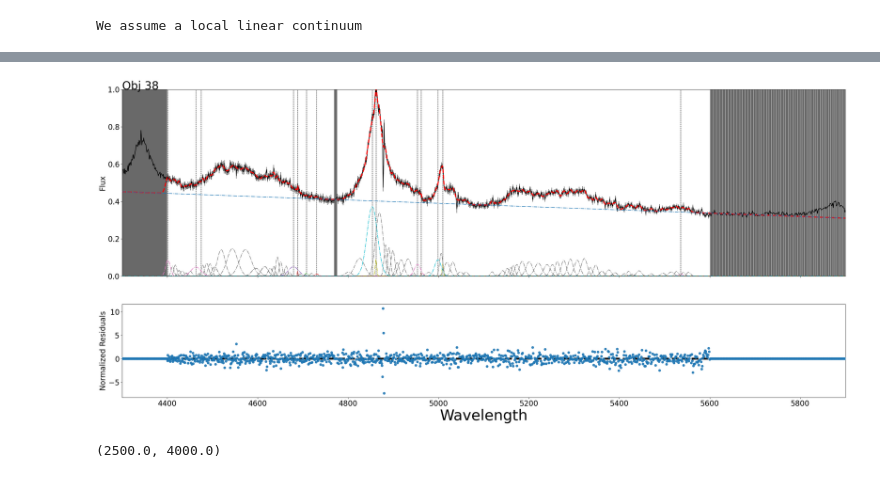
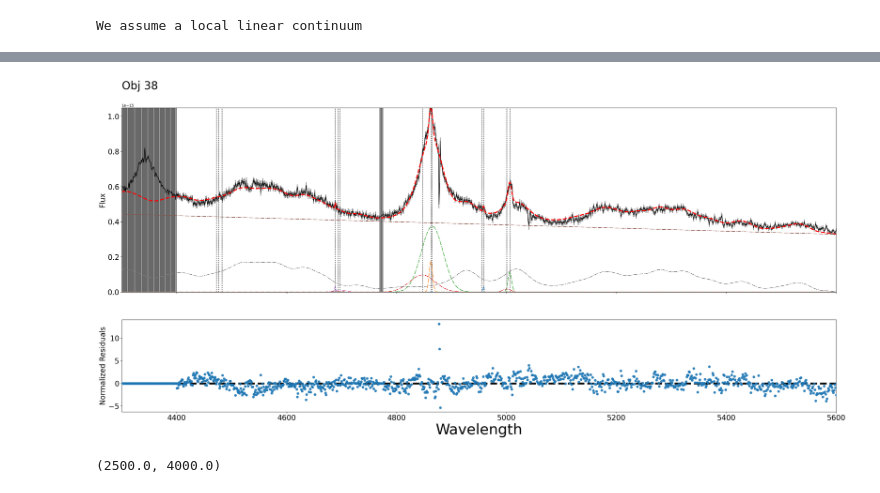
Before and after one commit to felavila/sheap, a Jupyter notebook: notebooks/building_complex_regions.ipynb, the cells around one changed output, grey strips where cells are left out. Saved outputs shown, nothing was run; the diff lists cells and outputs as text; code cells hidden in the pictures.

```diff
--- a/notebooks/building_complex_regions.ipynb
+++ b/notebooks/building_complex_regions.ipynb
@@ -62,7 +86,7 @@ Spectra = test_clase.spectra
 # %%
-region = RegionBuilder(4400, 5600)
+region = RegionBuilder(5600, 7500)
 region.make_region(verbose=True,Fe_regions=['Fe_uv',"FeII_IZw1","feII_forbidden","FeII_coronal"],force_linear=True
-                   ,n_broad =1,n_narrow =1,narrow_plus=False,add_out_flow=True,tied_narrow_to="OIIIc",template_mode_Fe=False) #,tied_to=[[["hydrogen","helium"],"center","Halpha_narrow"]])
+                   ,n_broad = 2,n_narrow =1,narrow_plus=False,add_out_flow=True,tied_narrow_to="NIIa",template_mode_Fe=False)
 Hbeta_class = RegionFitting(region.to_complex(add_free=True))
 # %% [output]
 We assume a local linear continuum
@@ -172,10 +194,10 @@ cc[[c for c in cc.columns.values if "center" in c]]
 # %%
 n = 38
-region_plot = SheapRegionplot(Hbeta_class)
-region_plot.plot(n,xlim=[4300, 5900],ylim=[0,1])#207
+region_plot = SheapPlot(Hbeta_class)
+region_plot.plot(n,xlim=[4300, 5600])#207
 #objs_panda_sort.iloc[n]
 # %% [output]
-[figure, old version]
+[figure, new version]
 # %%
 from astropy.io import fits
 # %%
```
Also changed, not shown: parts of 26 cells of this notebook, 20 other files.
